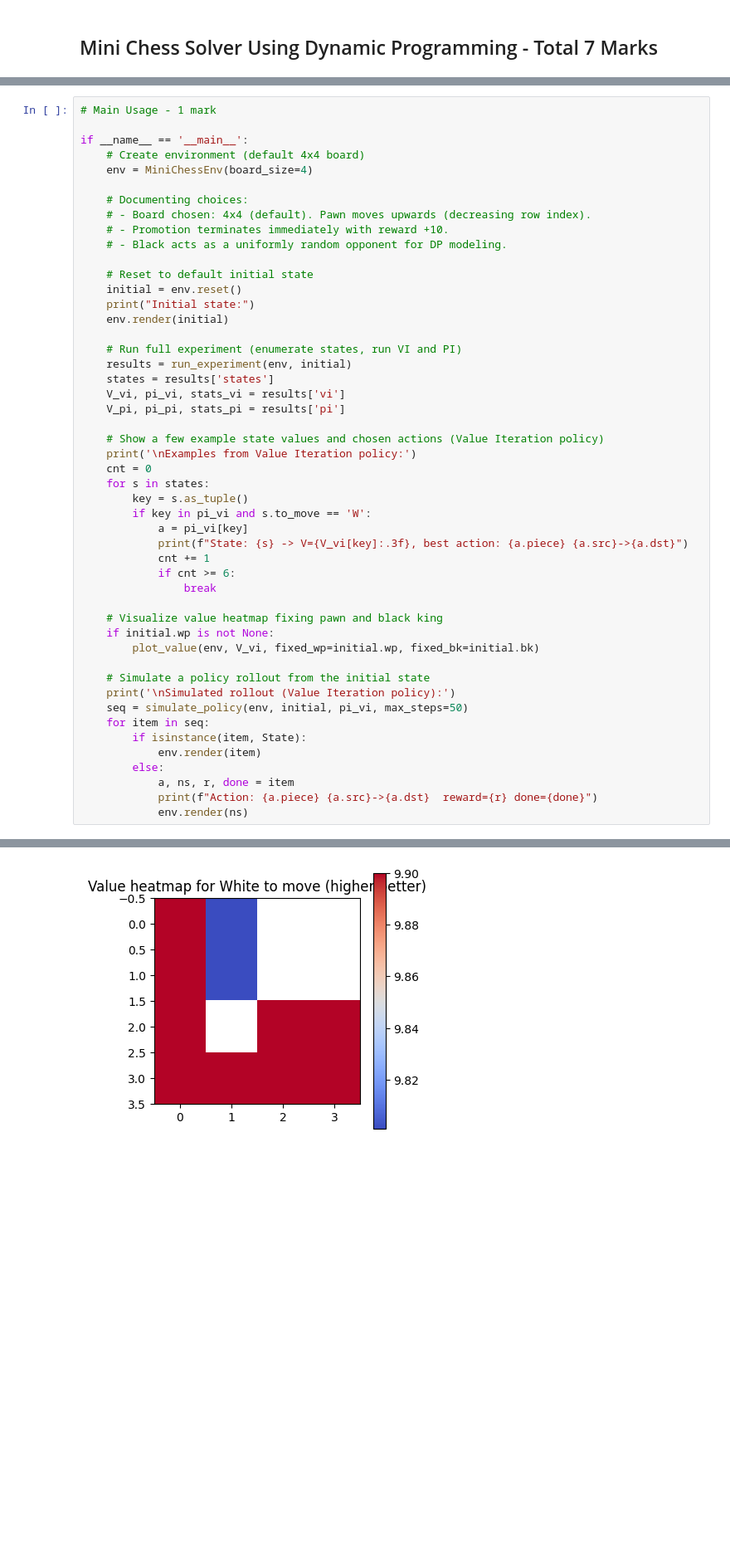
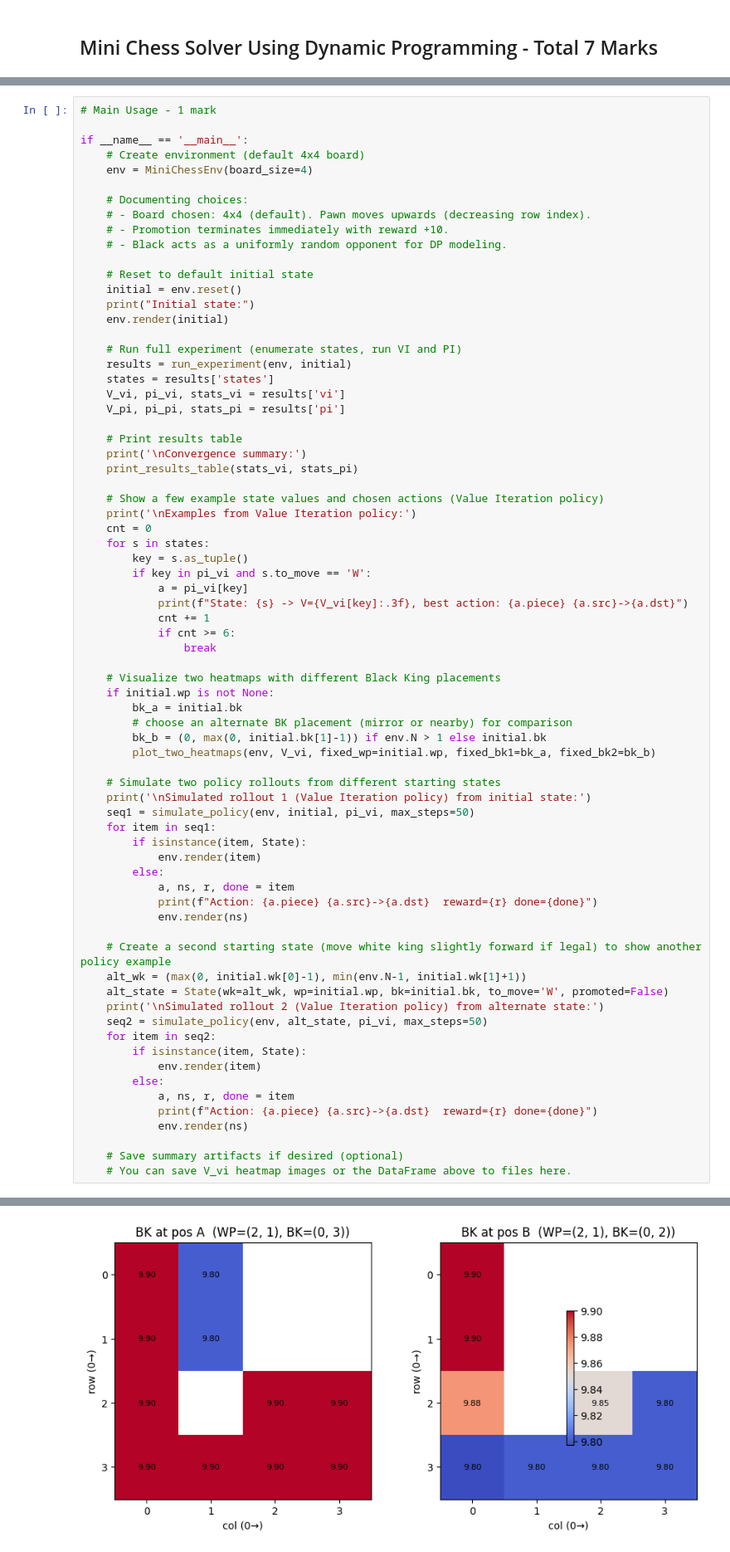
Before and after one commit to Sharadanshu/BITSWILP, a Jupyter notebook: DP_Assignment Code Template - ChessGame DP.ipynb, the cells around one changed output, grey strips where cells are left out. Shown at 83% size. Saved outputs shown, nothing was run; the diff lists cells and outputs as text; blank space fills up the shorter version.

```diff
--- a/DP_Assignment Code Template - ChessGame DP.ipynb
+++ b/DP_Assignment Code Template - ChessGame DP.ipynb
@@ -646,6 +760,10 @@ if __name__ == '__main__':
     V_vi, pi_vi, stats_vi = results['vi']
     V_pi, pi_pi, stats_pi = results['pi']
 
+    # Print results table
+    print('\nConvergence summary:')
+    print_results_table(stats_vi, stats_pi)
+
     # Show a few example state values and chosen actions (Value Iteration policy)
     print('\nExamples from Value Iteration policy:')
     cnt = 0
@@ -658,20 +776,39 @@ if __name__ == '__main__':
             if cnt >= 6:
                 break
 
-    # Visualize value heatmap fixing pawn and black king
+    # Visualize two heatmaps with different Black King placements
     if initial.wp is not None:
-        plot_value(env, V_vi, fixed_wp=initial.wp, fixed_bk=initial.bk)
+        bk_a = initial.bk
+        # choose an alternate BK placement (mirror or nearby) for comparison
+        bk_b = (0, max(0, initial.bk[1]-1)) if env.N > 1 else initial.bk
+        plot_two_heatmaps(env, V_vi, fixed_wp=initial.wp, fixed_bk1=bk_a, fixed_bk2=bk_b)
 
-    # Simulate a policy rollout from the initial state
-    print('\nSimulated rollout (Value Iteration policy):')
-    seq = simulate_policy(env, initial, pi_vi, max_steps=50)
-    for item in seq:
+    # Simulate two policy rollouts from different starting states
+    print('\nSimulated rollout 1 (Value Iteration policy) from initial state:')
+    seq1 = simulate_policy(env, initial, pi_vi, max_steps=50)
+    for item in seq1:
         if isinstance(item, State):
             env.render(item)
         else:
             a, ns, r, done = item
             print(f"Action: {a.piece} {a.src}->{a.dst}  reward={r} done={done}")
             env.render(ns)
+
+    # Create a second starting state (move white king slightly forward if legal) to show another policy example
+    alt_wk = (max(0, initial.wk[0]-1), min(env.N-1, initial.wk[1]+1))
+    alt_state = State(wk=alt_wk, wp=initial.wp, bk=initial.bk, to_move='W', promoted=False)
+    print('\nSimulated rollout 2 (Value Iteration policy) from alternate state:')
+    seq2 = simulate_policy(env, alt_state, pi_vi, max_steps=50)
+    for item in seq2:
+        if isinstance(item, State):
+            env.render(item)
+        else:
+            a, ns, r, done = item
+            print(f"Action: {a.piece} {a.src}->{a.dst}  reward={r} done={done}")
+            env.render(ns)
+
+    # Save summary artifacts if desired (optional)
+    # You can save V_vi heatmap images or the DataFrame above to files here.
 # %% [output]
 Initial state:
 To move: W  promoted: False
@@ -694 +835 @@ State: State(wk=(3, 1), wp=(2, 1), bk=(1, 2), to_move='W', promoted=False) -> V=
-[figure, old version]
+[figure, new version]
```
Also changed, not shown: parts of 8 cells of this notebook, 1 other file.
